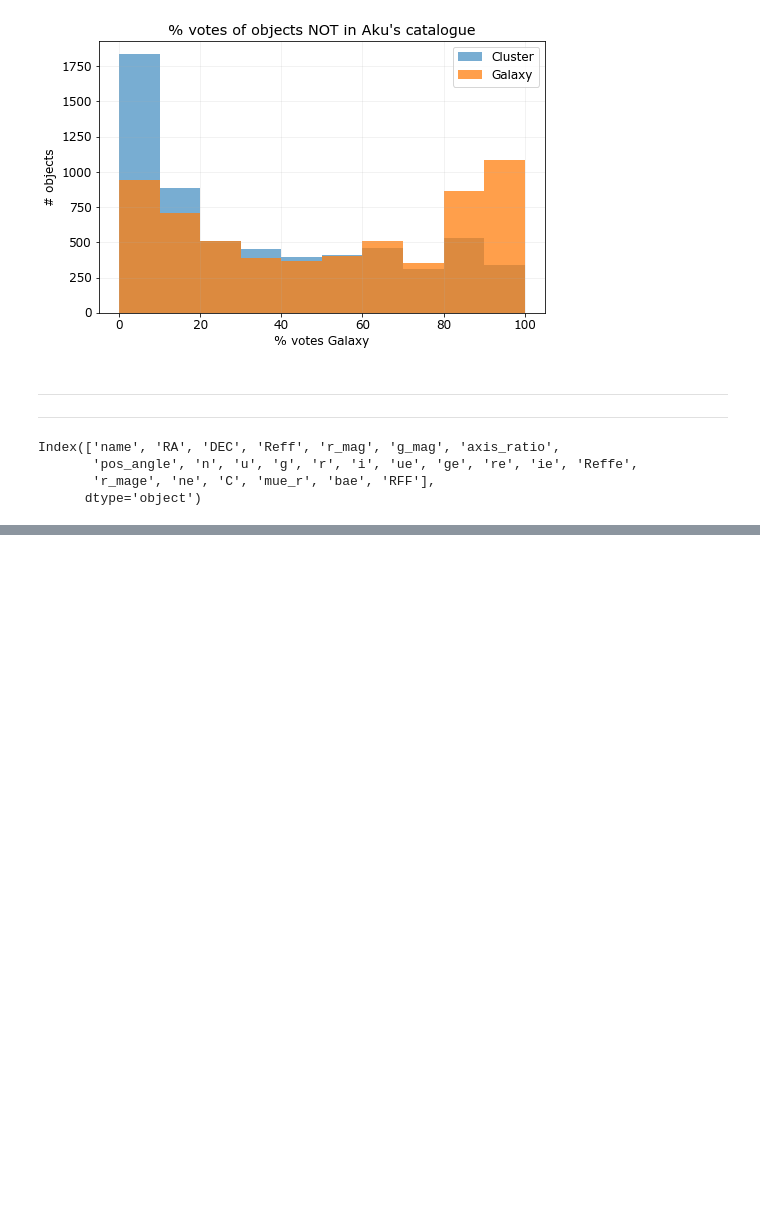
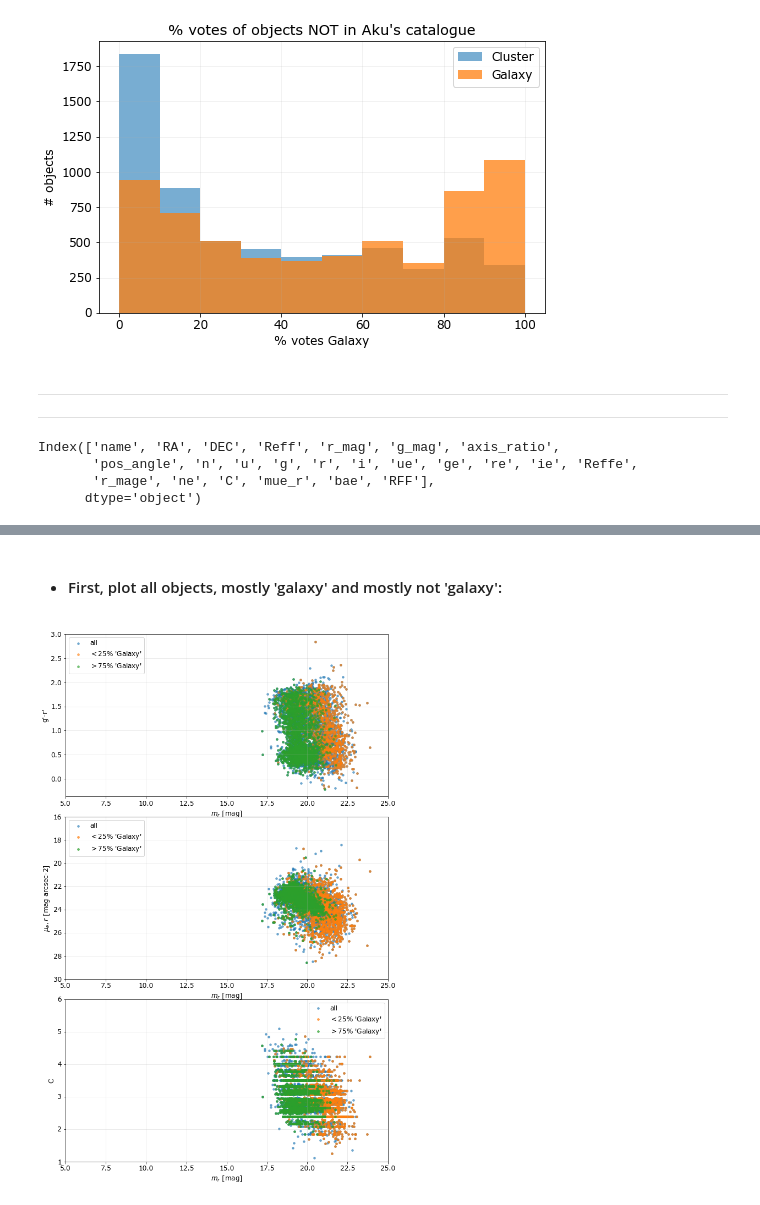
Before and after one commit to Seerden/SpaceFluff, a Jupyter notebook: analysis/sf_classify.ipynb, the cells around one changed output, grey strips where cells are left out. Drawn from its saved outputs; the diff is of its cells as text; code cells hidden in the pictures; blank space fills up the shorter version.

Commit message:
Update task--guided planning in README. Recreate Venhola2018 figures 15-17 with SpaceFluff objects

```diff
--- a/analysis/sf_classify.ipynb
+++ b/analysis/sf_classify.ipynb
@@ -573,0 +570,57 @@ df_tasks_with_props[df_tasks_with_props['name'].isin(in_catalogue_and_spacefluff
+# %%
+m_r = df_tasks_with_props['r_mag']
+mue_r = df_tasks_with_props['mue_r']
+g = df_tasks_with_props['g']
+r = df_tasks_with_props['r']
+C = df_tasks_with_props['C']
+Reff = df_tasks_with_props['Reff']
+
+gal = df_tasks_with_props[df_tasks_with_props['% votes Galaxy'] > 75]
+fluffy = gal[gal['% Fluffy'] > 75]   # can also check just the 'fluffy galaxies' (as voted by the people)
+cat_and_fluffy = fluffy[fluffy['name'].isin(in_catalogue_and_spacefluff)]
+
+not_gal = df_tasks_with_props[df_tasks_with_props['% votes Galaxy'] < 25]
+# %% [markdown]
+- #### First, plot all objects, mostly 'galaxy' and mostly not 'galaxy':
+# %%
+fig, fr = plt.subplots(3,1, figsize=(9,14))
+fig.tight_layout()
+
+fr[0].scatter(m_r, g-r, alpha=0.6, label='all', s=12)
+fr[0].scatter(not_gal['r_mag'], not_gal.g-not_gal.r, alpha=0.6, label=r"$ < 25\%$ 'Galaxy'", s=13)
+fr[0].scatter(gal['r_mag'], gal.g-gal.r, alpha=0.6, label=r"$> 75\%$ 'Galaxy'", s=13)
+fr[0].update({
+    'xlabel': r'$m_r$ [mag]',
+    'ylabel': "g'-r'"
+})
+
+fr[1].scatter(m_r, mue_r, alpha=0.6, label='all', s=12)
+fr[1].scatter(not_gal.r_mag, not_gal.mue_r, alpha=0.7, label=r"$< 25\%$ 'Galaxy'", s=13)
+fr[1].scatter(gal.r_mag, gal.mue_r, alpha=0.7, label=r"$> 75\%$ 'Galaxy'", s=13)
+fr[1].update({
+    'xlabel': r'$m_r$ [mag]',
+    'ylabel': r'$\mu_e,r$ [mag arcsec-2]',
+    'ylim': [16,30]
+})
+
+
+fr[2].scatter(m_r, C, alpha=0.6, label='all', s=12)
+fr[2].scatter(not_gal.r_mag, not_gal.C, alpha=0.7, label=r"$< 25\%$ 'Galaxy'", s=13)
+fr[2].scatter(gal.r_mag, gal.C, alpha=0.7, label=r"$> 75\%$ 'Galaxy'", s=13)
+fr[2].update({
+    'xlabel': r'$m_r$ [mag]',
+    'ylabel': 'C',
+    'ylim': [1,6]
+})
+
+for i in range(len(fr)):
+    fr[i].set_xlim([5,25]),
+
+fr[1].set_ylim(fr[1].get_ylim()[::-1])
+
+for i in range(len(fr)):
+    fr[i].grid(alpha=0.3, which='both')
+    fr[i].legend()
+    fr[i].set_xlabel(r'$m_r$ [mag]'),
+# %% [output]
+[figure, added]
```
Also changed, not shown: parts of 11 cells of this notebook, 2 other files.
